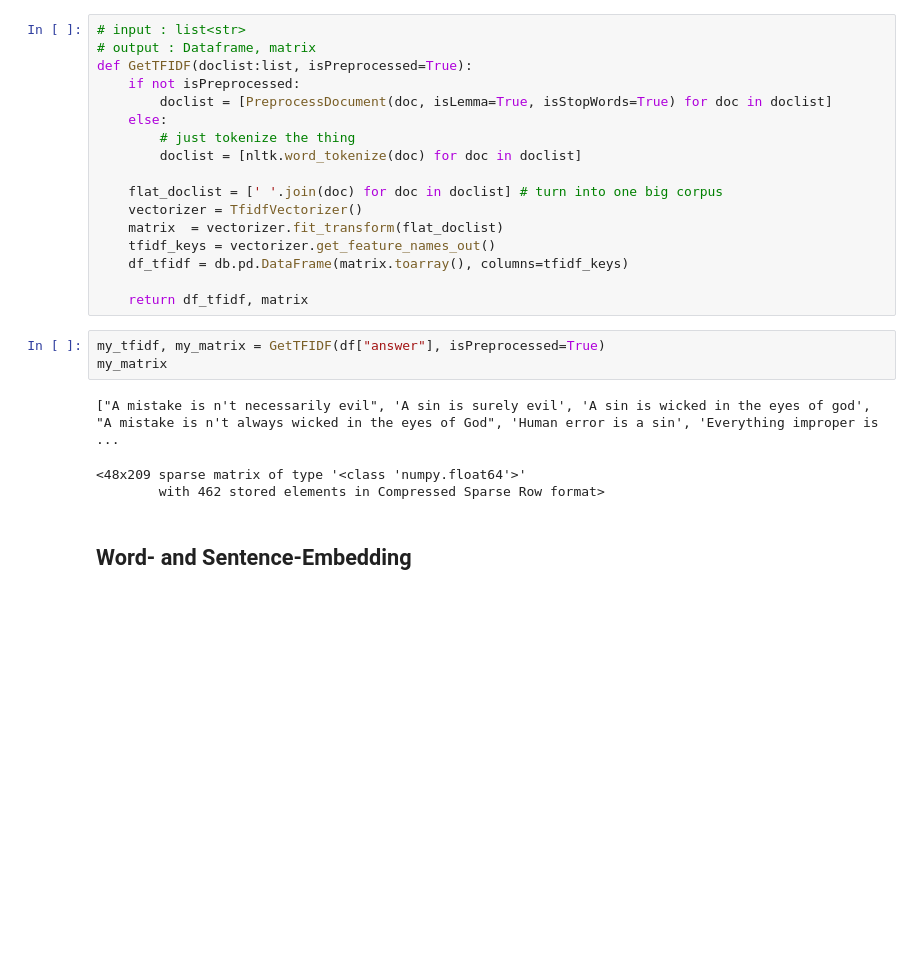
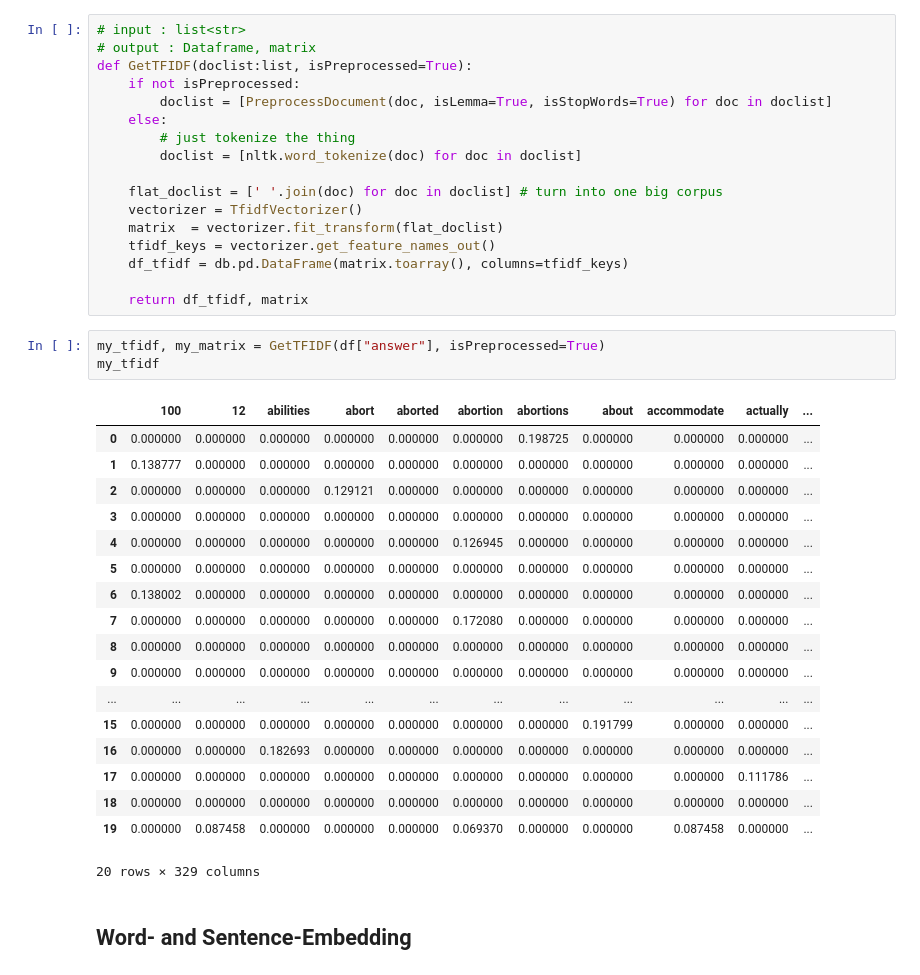
Before and after one commit to peterYudhistira/audio-scribo-comperio-experiments, a Jupyter notebook: Finalized/finalized workflow.ipynb, the cells around one changed output. Cells and saved outputs as stored; diff of their text form; blank space fills up the shorter version.

```diff
--- a/Finalized/finalized workflow.ipynb
+++ b/Finalized/finalized workflow.ipynb
@@ -156,11 +152,26 @@ def GetTFIDF(doclist:list, isPreprocessed=True):
     return df_tfidf, matrix
 # %%
 my_tfidf, my_matrix = GetTFIDF(df["answer"], isPreprocessed=True)
-my_matrix
+my_tfidf
 # %% [output]
+|  | 100 | 12 | abilities | abort | aborted | abortion | abortions | about | accommodate | actually | ... |
+| 0 | 0.000000 | 0.000000 | 0.000000 | 0.000000 | 0.000000 | 0.000000 | 0.198725 | 0.000000 | 0.000000 | 0.000000 | ... |
+| 1 | 0.138777 | 0.000000 | 0.000000 | 0.000000 | 0.000000 | 0.000000 | 0.000000 | 0.000000 | 0.000000 | 0.000000 | ... |
+| 2 | 0.000000 | 0.000000 | 0.000000 | 0.129121 | 0.000000 | 0.000000 | 0.000000 | 0.000000 | 0.000000 | 0.000000 | ... |
+| 3 | 0.000000 | 0.000000 | 0.000000 | 0.000000 | 0.000000 | 0.000000 | 0.000000 | 0.000000 | 0.000000 | 0.000000 | ... |
+| 4 | 0.000000 | 0.000000 | 0.000000 | 0.000000 | 0.000000 | 0.126945 | 0.000000 | 0.000000 | 0.000000 | 0.000000 | ... |
+| 5 | 0.000000 | 0.000000 | 0.000000 | 0.000000 | 0.000000 | 0.000000 | 0.000000 | 0.000000 | 0.000000 | 0.000000 | ... |
+| 6 | 0.138002 | 0.000000 | 0.000000 | 0.000000 | 0.000000 | 0.000000 | 0.000000 | 0.000000 | 0.000000 | 0.000000 | ... |
+| 7 | 0.000000 | 0.000000 | 0.000000 | 0.000000 | 0.000000 | 0.172080 | 0.000000 | 0.000000 | 0.000000 | 0.000000 | ... |
+| 8 | 0.000000 | 0.000000 | 0.000000 | 0.000000 | 0.000000 | 0.000000 | 0.000000 | 0.000000 | 0.000000 | 0.000000 | ... |
+| 9 | 0.000000 | 0.000000 | 0.000000 | 0.000000 | 0.000000 | 0.000000 | 0.000000 | 0.000000 | 0.000000 | 0.000000 | ... |
+| ... | ... | ... | ... | ... | ... | ... | ... | ... | ... | ... | ... |
+| 15 | 0.000000 | 0.000000 | 0.000000 | 0.000000 | 0.000000 | 0.000000 | 0.000000 | 0.191799 | 0.000000 | 0.000000 | ... |
+| 16 | 0.000000 | 0.000000 | 0.182693 | 0.000000 | 0.000000 | 0.000000 | 0.000000 | 0.000000 | 0.000000 | 0.000000 | ... |
+| 17 | 0.000000 | 0.000000 | 0.000000 | 0.000000 | 0.000000 | 0.000000 | 0.000000 | 0.000000 | 0.000000 | 0.111786 | ... |
+| 18 | 0.000000 | 0.000000 | 0.000000 | 0.000000 | 0.000000 | 0.000000 | 0.000000 | 0.000000 | 0.000000 | 0.000000 | ... |
+| 19 | 0.000000 | 0.087458 | 0.000000 | 0.000000 | 0.000000 | 0.069370 | 0.000000 | 0.000000 | 0.087458 | 0.000000 | ... |
-["A mistake is n't necessarily evil", 'A sin is surely evil', 'A sin is wicked in the eyes of god', "A mistake is n't always wicked in the eyes of God", 'Human error is a sin', 'Everything improper is ...
+20 rows × 329 columns
-<48x209 sparse matrix of type '<class 'numpy.float64'>'
-        with 462 stored elements in Compressed Sparse Row format>
 # %% [markdown]
 <h2> Word- and Sentence-Embedding
 # %%
```
Also changed, not shown: parts of 12 cells of this notebook.
